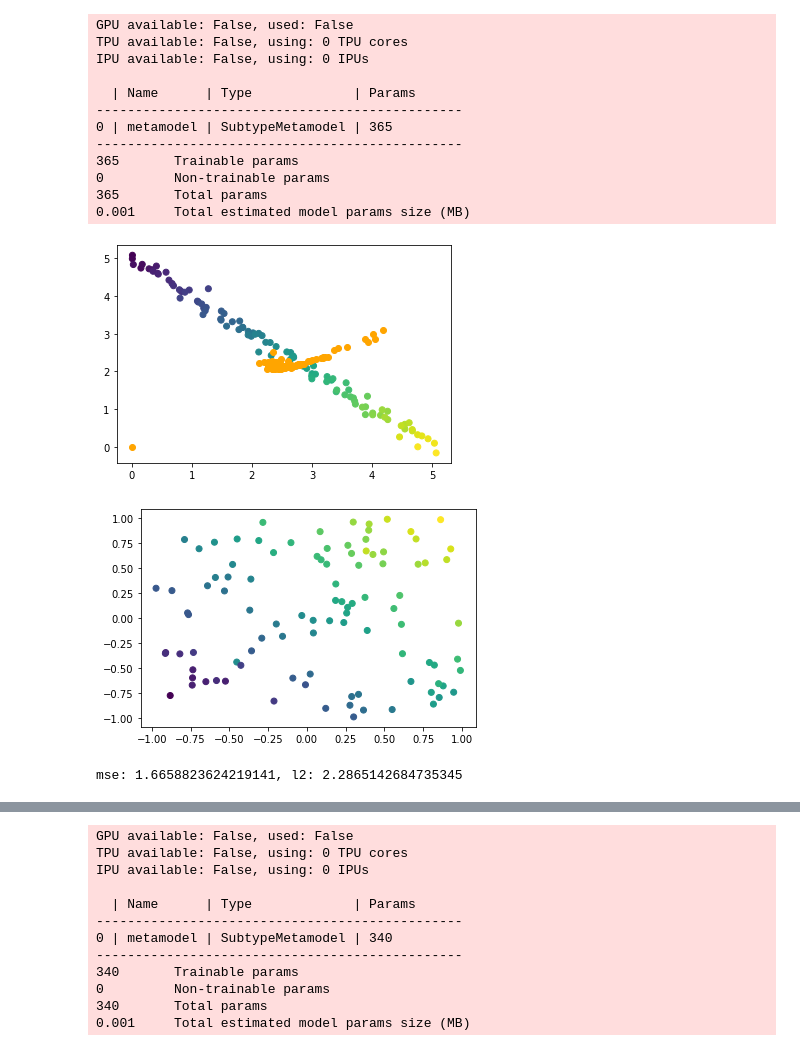
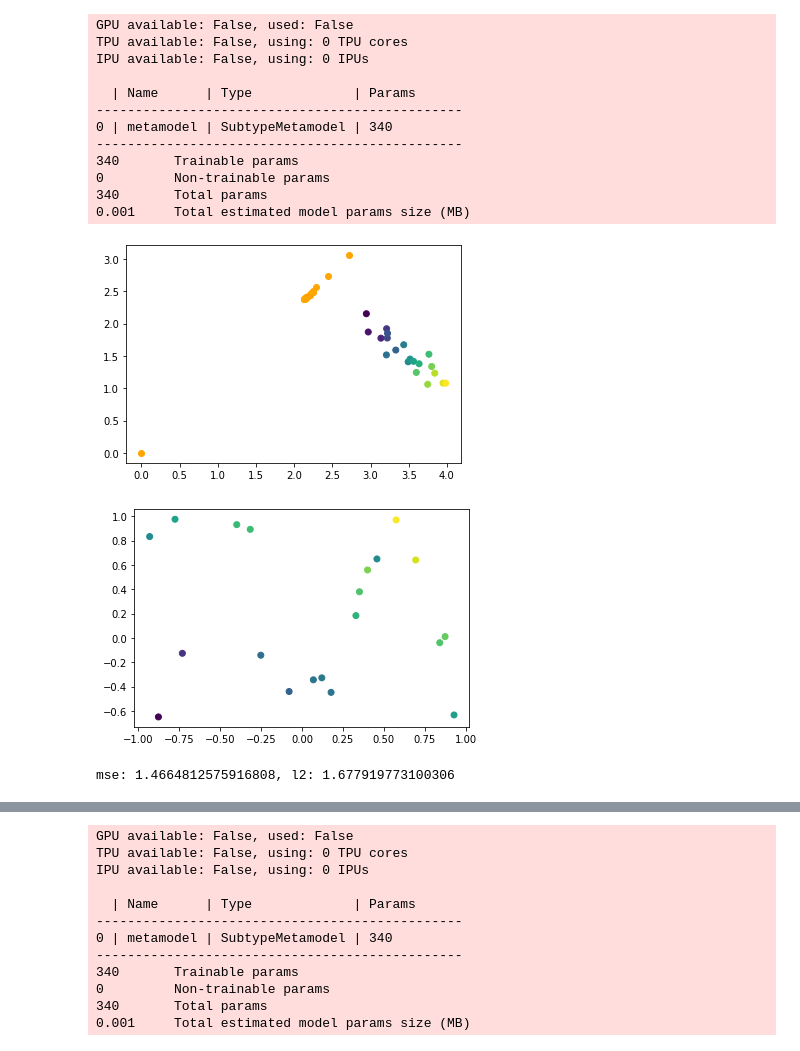
Before and after one commit to cnellington/Contextualized, a Jupyter notebook: experiments/simulation/cluster_demo.ipynb, the cells around one changed output, grey strips where cells are left out. Cells and saved outputs as stored; diff of their text form; code cells hidden in the pictures.

```diff
--- a/experiments/simulation/cluster_demo.ipynb
+++ b/experiments/simulation/cluster_demo.ipynb
@@ -28,7 +31,18 @@ X = np.random.uniform(-1, 1, W.shape)
 Y = (X * W).sum(axis=1)[:, np.newaxis]
 Y += np.random.normal(0, .1, Y.shape)
 
-plt.scatter(C, np.zeros_like(C), c=Z_labels)
+train_idx = np.array(list(range(0, 60)) + list(range(80, 100)))
+test_idx = np.array(list(range(60, 80)))
+split = lambda arr: (arr[train_idx], arr[test_idx])
+Z_train, Z_test = split(Z_labels)
+C_train, C_test = split(C)
+W_train, W_test = split(W)
+X_train, X_test = split(X)
+Y_train, Y_test = split(Y)
+
+plt.scatter(C_train, np.zeros_like(C_train), c='blue', label='train')
+plt.scatter(C_test, np.zeros_like(C_test), c='orange', label='test')
+plt.legend()
 plt.show()
 plt.scatter(W[:,0], W[:,1], c=Z_labels)
 plt.show()
@@ -64,9 +154,9 @@ mse: 1.7191731337231595, l2: 2.126307637863274
 # %%
 # noise-context sanity check
-C_noise = np.random.normal(0, 1, W.shape)
-C_noise = (C_noise - C_noise.mean(axis=0)) / C_noise.std(axis=0)
-model = ContextualizedRegression(C_noise.shape[-1], X.shape[-1], Y.shape[-1])
+noise = np.random.normal(0, 1, C.shape)
+noise_train, noise_test = split(noise)
+model = ContextualizedRegression(noise.shape[-1], X.shape[-1], Y.shape[-1])
 
-plt.scatter(C_noise[:,0], C_noise[:,1], c=Z_labels)
+plt.scatter(noise, np.zeros_like(noise), c=Z_labels)
 plt.show()
 # %% [output]
@@ -74,7 +164,8 @@ plt.show()
 # %%
-dataloader = model.dataloader(C_noise, X, Y, batch_size=1)
+train_dataloader = model.dataloader(noise_train, X_train, Y_train, batch_size=1)
+test_dataloader = model.dataloader(noise_test, X_test, Y_test, batch_size=100)
 trainer = RegressionTrainer(max_epochs=20, auto_lr_find=True)
-trainer.fit(model, dataloader)
+trainer.fit(model, train_dataloader)
 # %% [output]
 GPU available: False, used: False
 TPU available: False, using: 0 TPU cores
@@ -82,28 +173,28 @@ IPU available: False, using: 0 IPUs
 
   | Name      | Type             | Params
 -----------------------------------------------
-0 | metamodel | SubtypeMetamodel | 365
+0 | metamodel | SubtypeMetamodel | 340
 -----------------------------------------------
-365       Trainable params
+340       Trainable params
 0         Non-trainable params
-365       Total params
+340       Total params
 0.001     Total estimated model params size (MB)
 # %%
-w_hat, mu = trainer.predict_params(model, dataloader)
+w_hat, _ = trainer.predict_params(model, test_dataloader)
 w_hat = w_hat.squeeze()
-y_hat = (X * w_hat).sum(axis=1)[:,np.newaxis]
+y_hat = (X_test * w_hat).sum(axis=1)[:,np.newaxis]
 
-plt.scatter(W[:,0], W[:,1], c=Z_labels)
+plt.scatter(W_test[:,0], W_test[:,1], c=Z_test)
 plt.scatter(w_hat[:,0], w_hat[:,1], c='orange')
 plt.show()
 
-plt.scatter(X[:,0], X[:,1], c=y_hat)
+plt.scatter(X_test[:,0], X_test[:,1], c=y_hat)
 plt.show()
 
-mse = ((Y - y_hat)**2).mean()
-l2 = ((W - w_hat)**2).mean()
-print(f"mse: {mse}, l2: {l2}")
+y_mse = mse(Y_test, y_hat)
+w_mse = mse(W_test, w_hat)
+print(f"mse: {y_mse}, l2: {w_mse}")
 # %% [output]
-[figure, old version]
+[figure, new version]
-[figure, old version]
+[figure, new version]
-mse: 1.6658823624219141, l2: 2.2865142684735345
+mse: 1.4664812575916808, l2: 1.677919773100306
```
Also changed, not shown: parts of 11 cells of this notebook.
